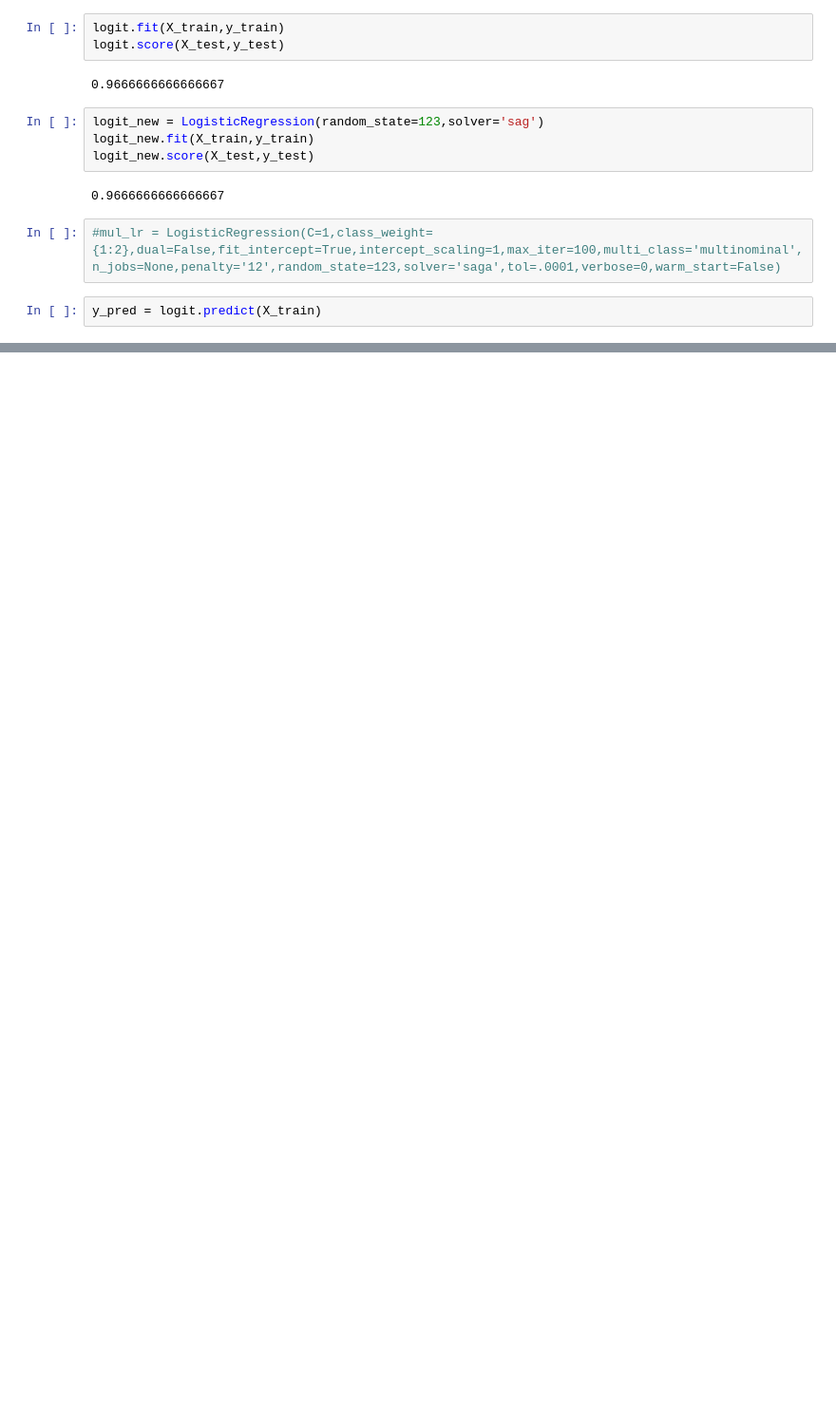
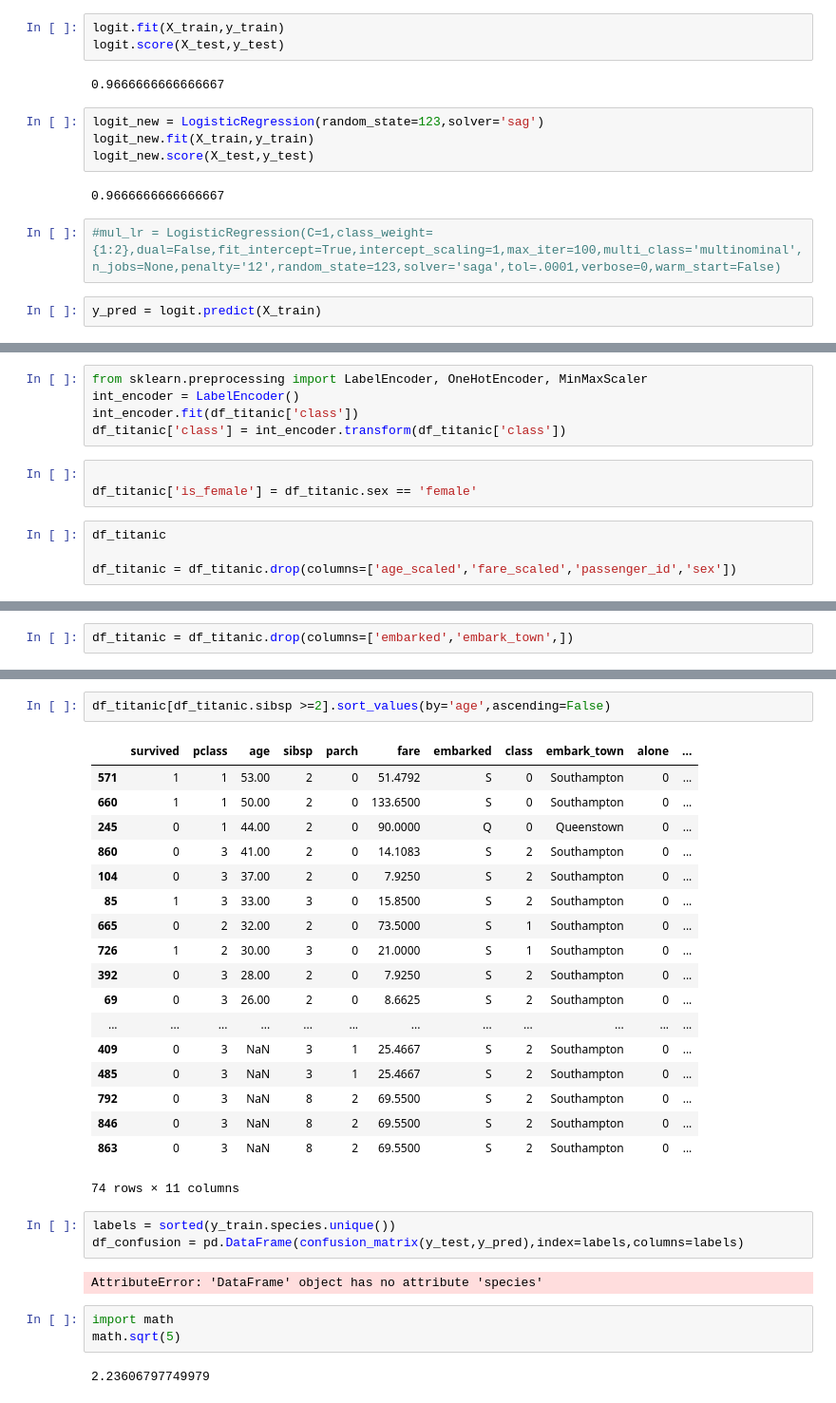
Before and after one commit to JefferyRoeder/ds-methodologies-exercises, a Jupyter notebook: classification/model.ipynb, the cells around one changed output, grey strips where cells are left out. Shown at 95% size. Cells and saved outputs as stored; diff of their text form; blank space fills up the shorter version.

```diff
--- a/classification/model.ipynb
+++ b/classification/model.ipynb
@@ -68,0 +159,12 @@ weighted avg       0.95      0.95      0.95       120
+# %%
+from sklearn.preprocessing import LabelEncoder, OneHotEncoder, MinMaxScaler
+int_encoder = LabelEncoder()
+int_encoder.fit(df_titanic['class'])
+df_titanic['class'] = int_encoder.transform(df_titanic['class'])
+# %%
+
+df_titanic['is_female'] = df_titanic.sex == 'female'
+# %%
+df_titanic
+
+df_titanic = df_titanic.drop(columns=['age_scaled','fare_scaled','passenger_id','sex'])
@@ -68,0 +184,2 @@ weighted avg       0.95      0.95      0.95       120
+# %%
+df_titanic = df_titanic.drop(columns=['embarked','embark_town',])
@@ -68,0 +220,31 @@ weighted avg       0.95      0.95      0.95       120
+# %%
+df_titanic[df_titanic.sibsp >=2].sort_values(by='age',ascending=False)
+# %% [output]
+|  | survived | pclass | age | sibsp | parch | fare | embarked | class | embark_town | alone | ... |
+| 571 | 1 | 1 | 53.00 | 2 | 0 | 51.4792 | S | 0 | Southampton | 0 | ... |
+| 660 | 1 | 1 | 50.00 | 2 | 0 | 133.6500 | S | 0 | Southampton | 0 | ... |
+| 245 | 0 | 1 | 44.00 | 2 | 0 | 90.0000 | Q | 0 | Queenstown | 0 | ... |
+| 860 | 0 | 3 | 41.00 | 2 | 0 | 14.1083 | S | 2 | Southampton | 0 | ... |
+| 104 | 0 | 3 | 37.00 | 2 | 0 | 7.9250 | S | 2 | Southampton | 0 | ... |
+| 85 | 1 | 3 | 33.00 | 3 | 0 | 15.8500 | S | 2 | Southampton | 0 | ... |
+| 665 | 0 | 2 | 32.00 | 2 | 0 | 73.5000 | S | 1 | Southampton | 0 | ... |
+| 726 | 1 | 2 | 30.00 | 3 | 0 | 21.0000 | S | 1 | Southampton | 0 | ... |
+| 392 | 0 | 3 | 28.00 | 2 | 0 | 7.9250 | S | 2 | Southampton | 0 | ... |
+| 69 | 0 | 3 | 26.00 | 2 | 0 | 8.6625 | S | 2 | Southampton | 0 | ... |
+| ... | ... | ... | ... | ... | ... | ... | ... | ... | ... | ... | ... |
+| 409 | 0 | 3 | NaN | 3 | 1 | 25.4667 | S | 2 | Southampton | 0 | ... |
+| 485 | 0 | 3 | NaN | 3 | 1 | 25.4667 | S | 2 | Southampton | 0 | ... |
+| 792 | 0 | 3 | NaN | 8 | 2 | 69.5500 | S | 2 | Southampton | 0 | ... |
+| 846 | 0 | 3 | NaN | 8 | 2 | 69.5500 | S | 2 | Southampton | 0 | ... |
+| 863 | 0 | 3 | NaN | 8 | 2 | 69.5500 | S | 2 | Southampton | 0 | ... |
+74 rows × 11 columns
+# %%
+labels = sorted(y_train.species.unique())
+df_confusion = pd.DataFrame(confusion_matrix(y_test,y_pred),index=labels,columns=labels)
+# %% [output]
+AttributeError: 'DataFrame' object has no attribute 'species'
+# %%
+import math
+math.sqrt(5)
+# %% [output]
+2.23606797749979
```
Also changed, not shown: parts of 26 cells of this notebook, 7 other files.
